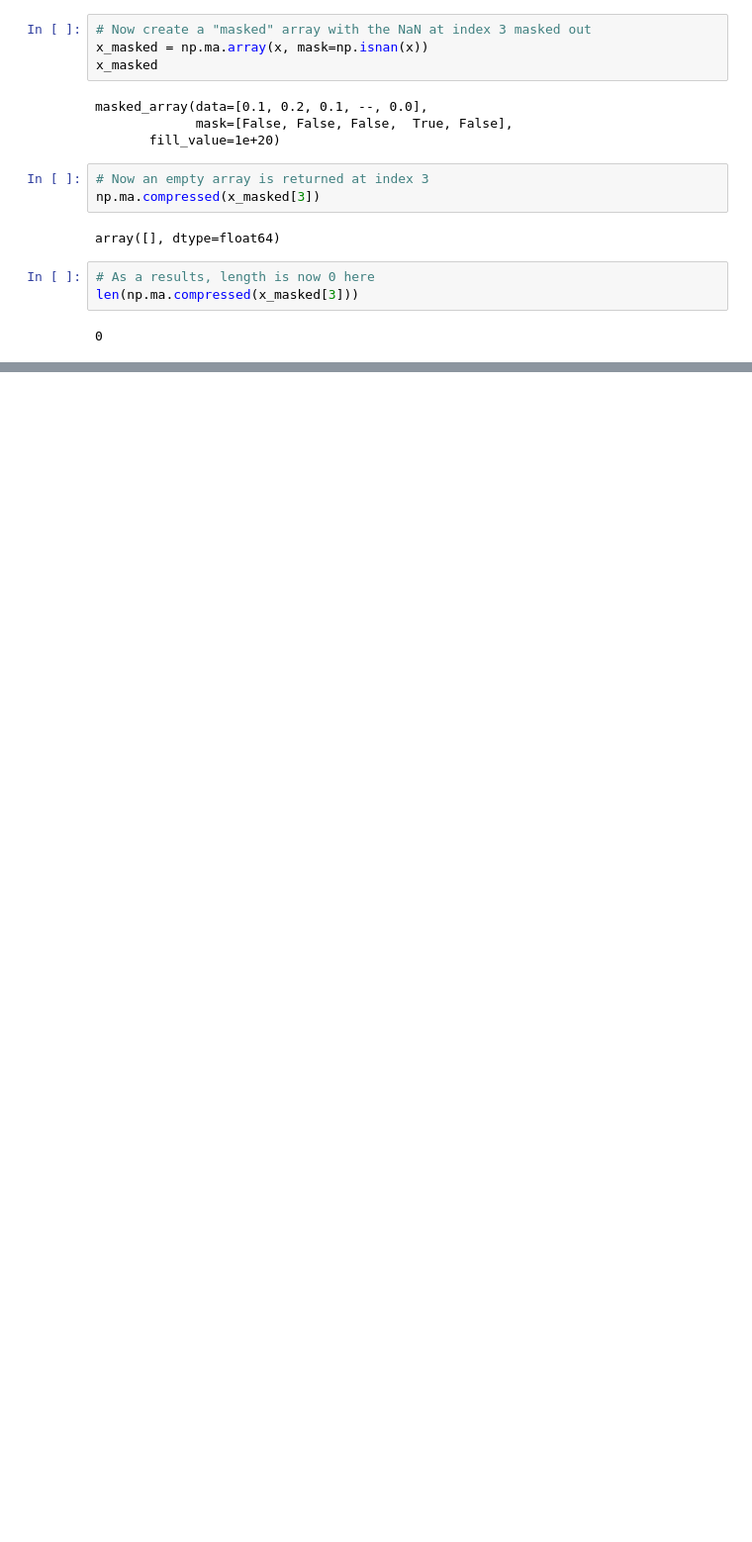
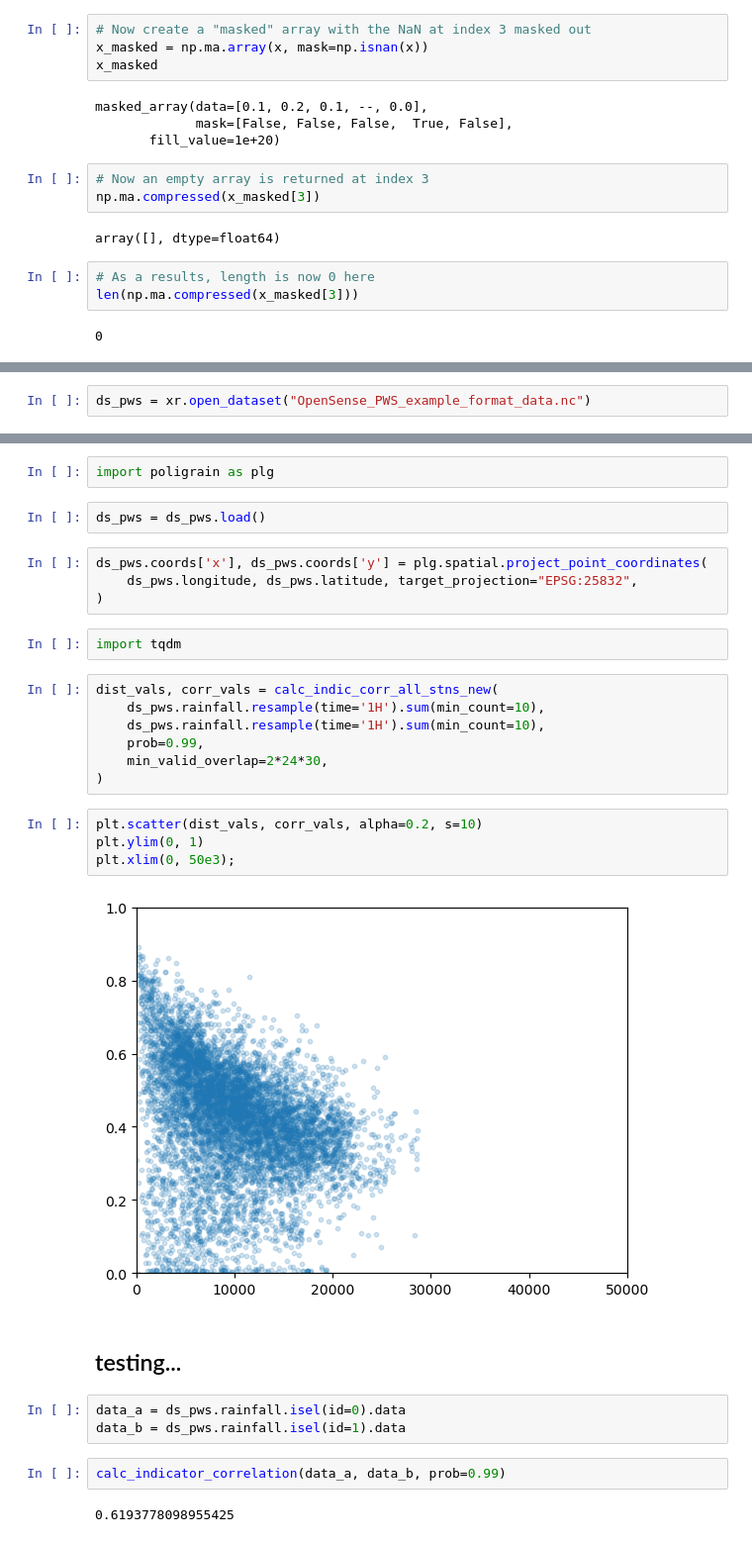
Before and after one commit to OpenSenseAction/dev_scratchpad, a Jupyter notebook: christian/PWS_code_dev.ipynb, the cells around one changed output, grey strips where cells are left out. Shown: that part at 99% size. Drawn from its saved outputs; the diff is of its cells as text; blank space fills up the shorter version.

Commit message:
First working refactored code of indicator correlation

```diff
--- a/christian/PWS_code_dev.ipynb
+++ b/christian/PWS_code_dev.ipynb
@@ -221,0 +235,2 @@ len(np.ma.compressed(x_masked[3]))
+# %%
+ds_pws = xr.open_dataset("OpenSense_PWS_example_format_data.nc")
@@ -221,0 +396,32 @@ len(np.ma.compressed(x_masked[3]))
+# %%
+import poligrain as plg
+# %%
+ds_pws = ds_pws.load()
+# %%
+ds_pws.coords['x'], ds_pws.coords['y'] = plg.spatial.project_point_coordinates(
+    ds_pws.longitude, ds_pws.latitude, target_projection="EPSG:25832",
+)
+# %%
+import tqdm
+# %%
+dist_vals, corr_vals = calc_indic_corr_all_stns_new(
+    ds_pws.rainfall.resample(time='1H').sum(min_count=10),
+    ds_pws.rainfall.resample(time='1H').sum(min_count=10),
+    prob=0.99,
+    min_valid_overlap=2*24*30,
+)
+# %%
+plt.scatter(dist_vals, corr_vals, alpha=0.2, s=10)
+plt.ylim(0, 1)
+plt.xlim(0, 50e3);
+# %% [output]
+[figure, added]
+# %% [markdown]
+## testing...
+# %%
+data_a = ds_pws.rainfall.isel(id=0).data
+data_b = ds_pws.rainfall.isel(id=1).data
+# %%
+calc_indicator_correlation(data_a, data_b, prob=0.99)
+# %% [output]
+0.6193778098955425
```
Also changed, not shown: parts of 17 cells of this notebook.
